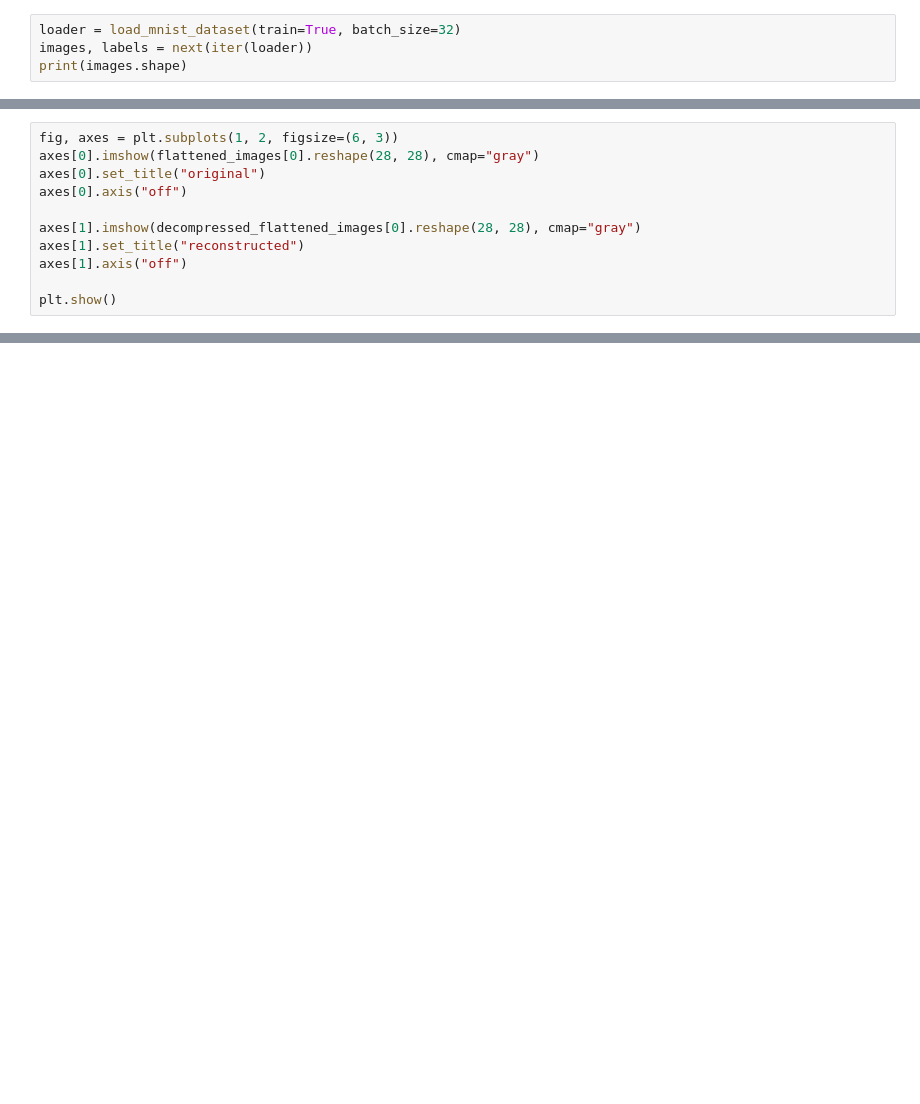
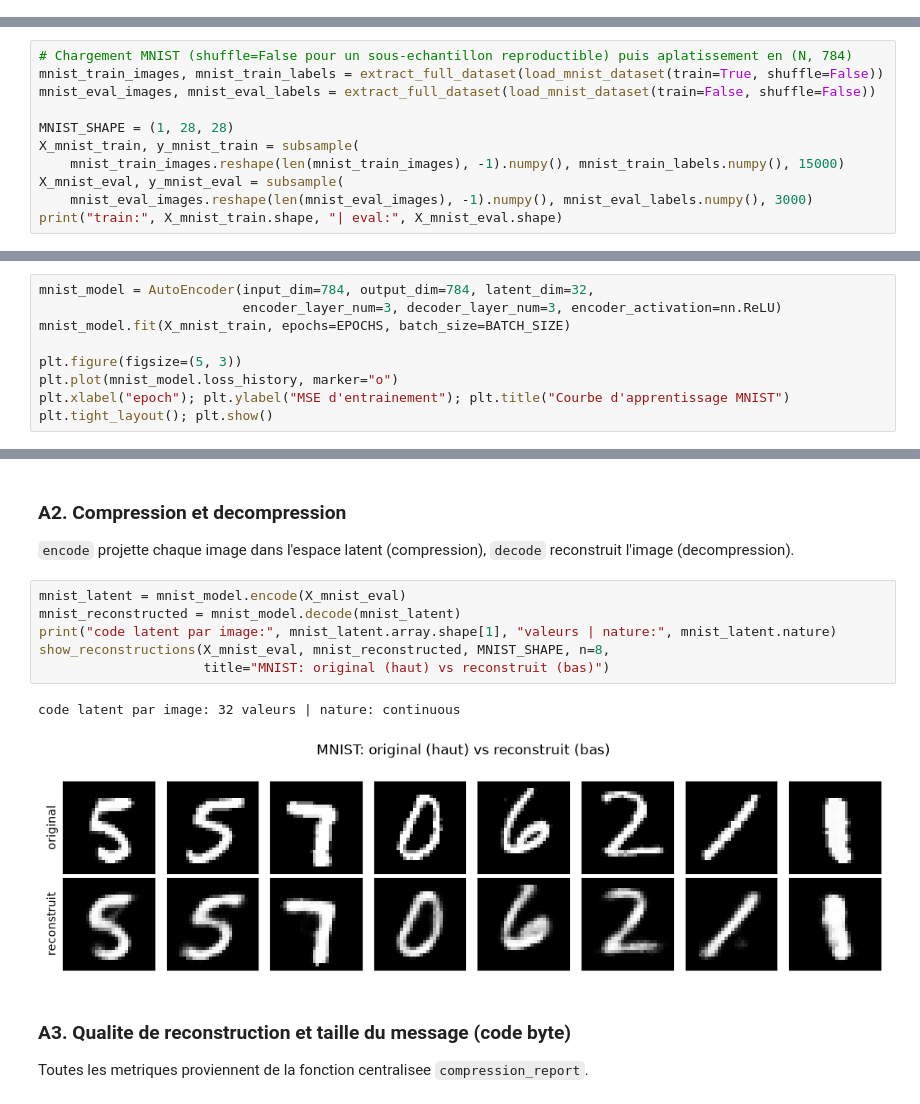
Before and after one commit to magicAyyub/unsupervised, a Jupyter notebook: notebooks/03_autoencoder.ipynb, the cells around one changed output, grey strips where cells are left out. Drawn from its saved outputs; the diff is of its cells as text; blank space fills up the shorter version.

```diff
--- a/notebooks/03_autoencoder.ipynb
+++ b/notebooks/03_autoencoder.ipynb
@@ -9,4 +0,0 @@ import matplotlib.pyplot as plt
-# %%
-loader = load_mnist_dataset(train=True, batch_size=32)
-images, labels = next(iter(loader))
-print(images.shape)
@@ -47,11 +0,0 @@ print(decompressed_flattened_images.min(), decompressed_flattened_images.max())
-# %%
-fig, axes = plt.subplots(1, 2, figsize=(6, 3))
-axes[0].imshow(flattened_images[0].reshape(28, 28), cmap="gray")
-axes[0].set_title("original")
-axes[0].axis("off")
-
-axes[1].imshow(decompressed_flattened_images[0].reshape(28, 28), cmap="gray")
-axes[1].set_title("reconstructed")
-axes[1].axis("off")
-
-plt.show()
@@ -59,0 +126,11 @@ plt.show()
+# %%
+# Chargement MNIST (shuffle=False pour un sous-echantillon reproductible) puis aplatissement en (N, 784)
+mnist_train_images, mnist_train_labels = extract_full_dataset(load_mnist_dataset(train=True, shuffle=False))
+mnist_eval_images, mnist_eval_labels = extract_full_dataset(load_mnist_dataset(train=False, shuffle=False))
+
+MNIST_SHAPE = (1, 28, 28)
+X_mnist_train, y_mnist_train = subsample(
+    mnist_train_images.reshape(len(mnist_train_images), -1).numpy(), mnist_train_labels.numpy(), 15000)
+X_mnist_eval, y_mnist_eval = subsample(
+    mnist_eval_images.reshape(len(mnist_eval_images), -1).numpy(), mnist_eval_labels.numpy(), 3000)
+print("train:", X_mnist_train.shape, "| eval:", X_mnist_eval.shape)
@@ -59,0 +143,9 @@ plt.show()
+# %%
+mnist_model = AutoEncoder(input_dim=784, output_dim=784, latent_dim=32,
+                          encoder_layer_num=3, decoder_layer_num=3, encoder_activation=nn.ReLU)
+mnist_model.fit(X_mnist_train, epochs=EPOCHS, batch_size=BATCH_SIZE)
+
+plt.figure(figsize=(5, 3))
+plt.plot(mnist_model.loss_history, marker="o")
+plt.xlabel("epoch"); plt.ylabel("MSE d'entrainement"); plt.title("Courbe d'apprentissage MNIST")
+plt.tight_layout(); plt.show()
@@ -59,0 +154,17 @@ plt.show()
+# %% [markdown]
+### A2. Compression et decompression
+
+`encode` projette chaque image dans l'espace latent (compression), `decode` reconstruit l'image (decompression).
+# %%
+mnist_latent = mnist_model.encode(X_mnist_eval)
+mnist_reconstructed = mnist_model.decode(mnist_latent)
+print("code latent par image:", mnist_latent.array.shape[1], "valeurs | nature:", mnist_latent.nature)
+show_reconstructions(X_mnist_eval, mnist_reconstructed, MNIST_SHAPE, n=8,
+                     title="MNIST: original (haut) vs reconstruit (bas)")
+# %% [output]
+code latent par image: 32 valeurs | nature: continuous
+[figure, added]
+# %% [markdown]
+### A3. Qualite de reconstruction et taille du message (code byte)
+
+Toutes les metriques proviennent de la fonction centralisee `compression_report`.
```
Also changed, not shown: parts of 33 cells of this notebook, 3 other files.
